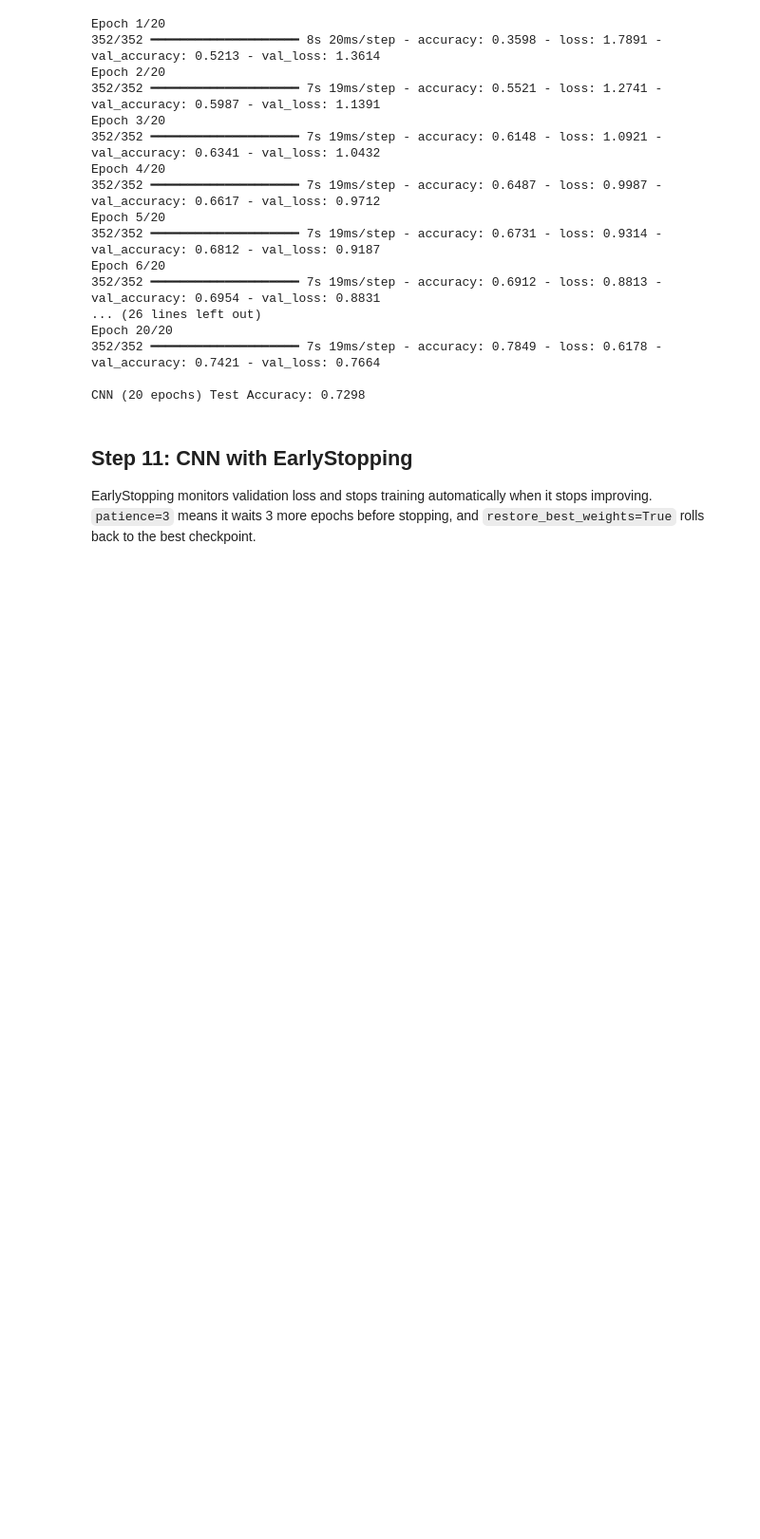
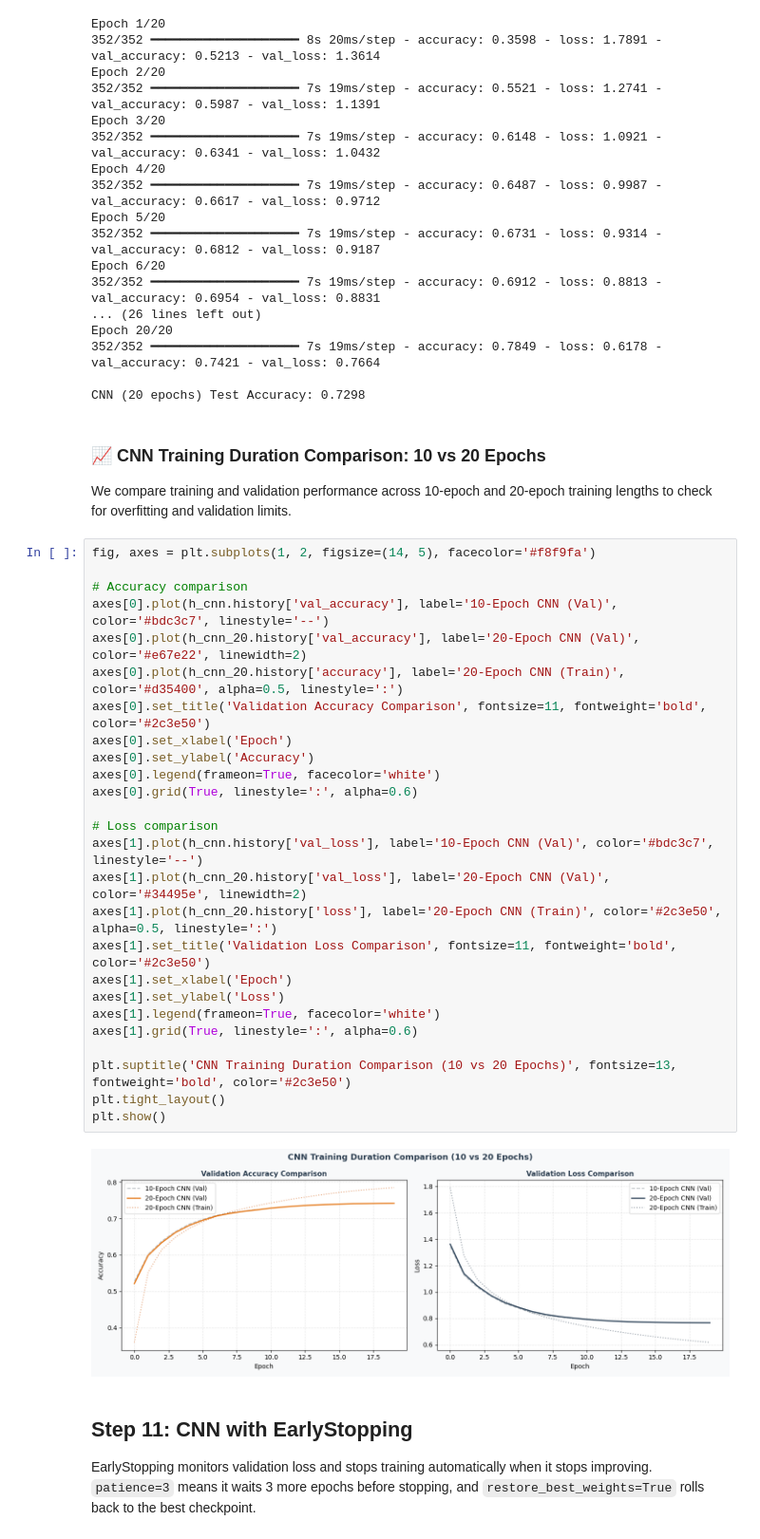
Before and after one commit to srikarreddy213/celebal-internship-assignment, a Jupyter notebook: week4_srikar_reddy/week4_srikar_reddy.ipynb, the cells around one changed output. Shown at 95% size. Drawn from its saved outputs; the diff is of its cells as text; blank space fills up the shorter version.

```diff
--- a/week4_srikar_reddy/week4_srikar_reddy.ipynb
+++ b/week4_srikar_reddy/week4_srikar_reddy.ipynb
@@ -393,6 +410,37 @@ Epoch 20/20
 352/352 ━━━━━━━━━━━━━━━━━━━━ 7s 19ms/step - accuracy: 0.7849 - loss: 0.6178 - val_accuracy: 0.7421 - val_loss: 0.7664
 
 CNN (20 epochs) Test Accuracy: 0.7298
+# %% [markdown]
+### 📈 CNN Training Duration Comparison: 10 vs 20 Epochs
+We compare training and validation performance across 10-epoch and 20-epoch training lengths to check for overfitting and validation limits.
+# %%
+fig, axes = plt.subplots(1, 2, figsize=(14, 5), facecolor='#f8f9fa')
+
+# Accuracy comparison
+axes[0].plot(h_cnn.history['val_accuracy'], label='10-Epoch CNN (Val)', color='#bdc3c7', linestyle='--')
+axes[0].plot(h_cnn_20.history['val_accuracy'], label='20-Epoch CNN (Val)', color='#e67e22', linewidth=2)
+axes[0].plot(h_cnn_20.history['accuracy'], label='20-Epoch CNN (Train)', color='#d35400', alpha=0.5, linestyle=':')
+axes[0].set_title('Validation Accuracy Comparison', fontsize=11, fontweight='bold', color='#2c3e50')
+axes[0].set_xlabel('Epoch')
+axes[0].set_ylabel('Accuracy')
+axes[0].legend(frameon=True, facecolor='white')
+axes[0].grid(True, linestyle=':', alpha=0.6)
+
+# Loss comparison
+axes[1].plot(h_cnn.history['val_loss'], label='10-Epoch CNN (Val)', color='#bdc3c7', linestyle='--')
+axes[1].plot(h_cnn_20.history['val_loss'], label='20-Epoch CNN (Val)', color='#34495e', linewidth=2)
+axes[1].plot(h_cnn_20.history['loss'], label='20-Epoch CNN (Train)', color='#2c3e50', alpha=0.5, linestyle=':')
+axes[1].set_title('Validation Loss Comparison', fontsize=11, fontweight='bold', color='#2c3e50')
+axes[1].set_xlabel('Epoch')
+axes[1].set_ylabel('Loss')
+axes[1].legend(frameon=True, facecolor='white')
+axes[1].grid(True, linestyle=':', alpha=0.6)
+
+plt.suptitle('CNN Training Duration Comparison (10 vs 20 Epochs)', fontsize=13, fontweight='bold', color='#2c3e50')
+plt.tight_layout()
+plt.show()
+# %% [output]
+[figure, added]
 # %% [markdown]
 ## Step 11: CNN with EarlyStopping
 
```
Also changed, not shown: parts of 15 cells of this notebook.
